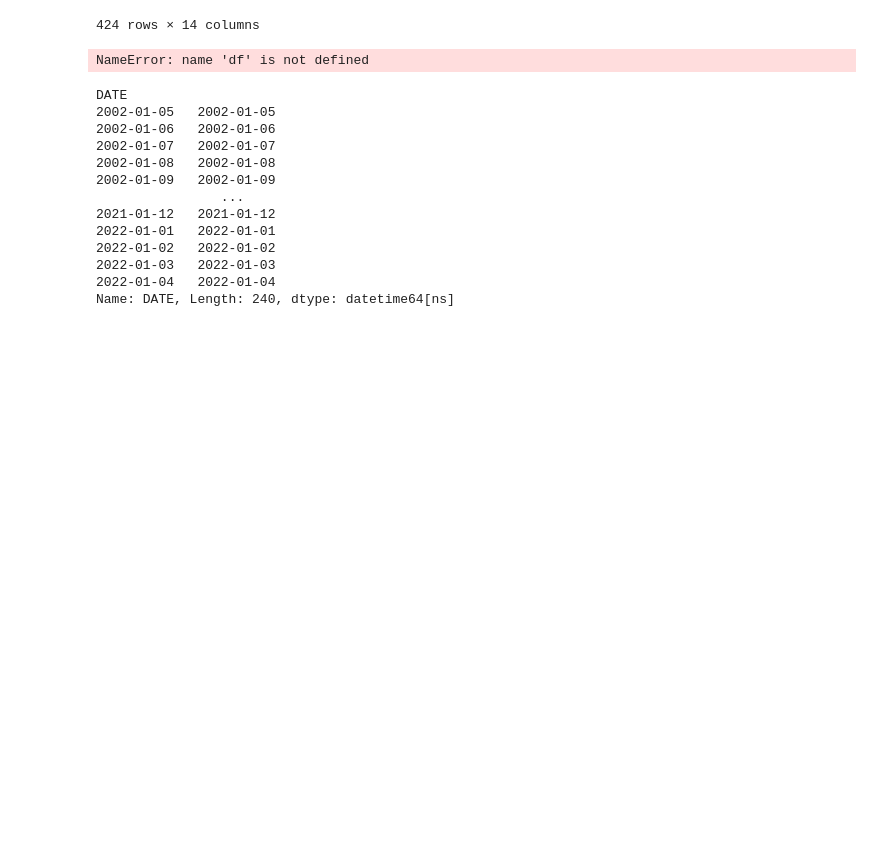
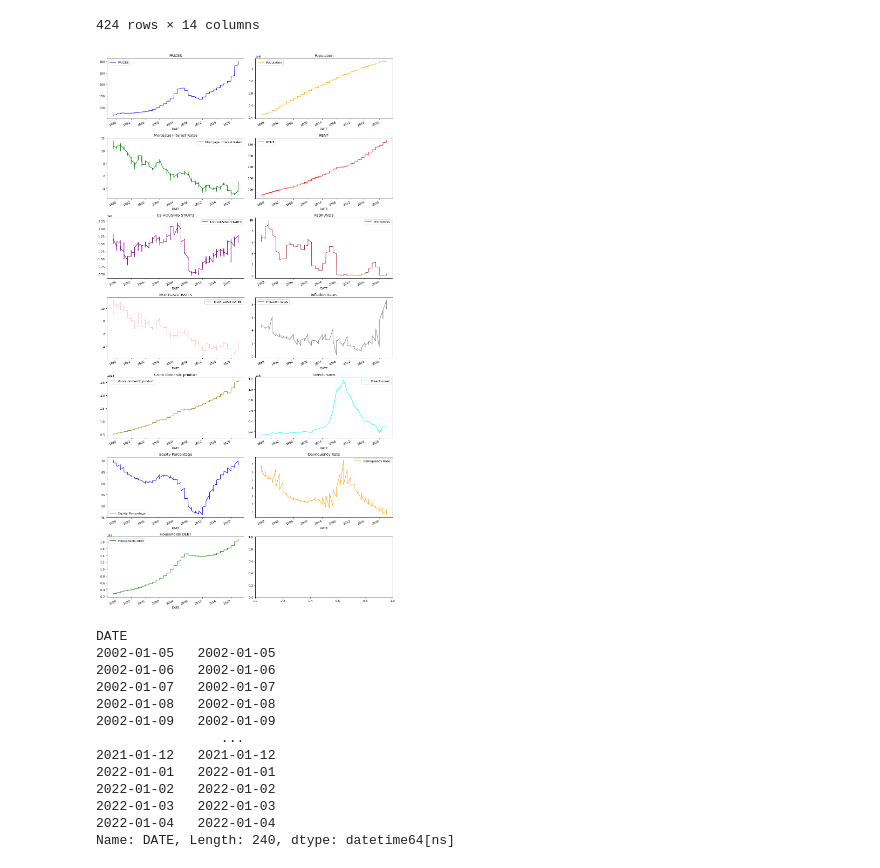
Before and after one commit to shsagnik/Multivariate-Time-Series-forecasting-using-LSTM, a Jupyter notebook: HousePriceForecasting.ipynb, the cells around one changed output. Cells and saved outputs as stored; diff of their text form; code cells hidden in the pictures; blank space fills up the shorter version.

```diff
--- a/HousePriceForecasting.ipynb
+++ b/HousePriceForecasting.ipynb
@@ -1082,35 +1082,35 @@ color_list = [
     "brown",
     "pink",
     "gray",
     "olive",
     "cyan",
 ]
 
 
 def Visualize(data):
-    features= list(df.select_dtypes(include=[np.number]).columns.values)
+    features= list(data.select_dtypes(include=[np.number]).columns.values)
     feature_size=len(features)
     fig, axes = plt.subplots(
         nrows=int(np.ceil(feature_size/2)), ncols=2, figsize=(14, feature_size*2), dpi=80, facecolor="w", edgecolor="k"
     )
     for i in range(feature_size):
         key = features[i]
         c = color_list[i % (len(color_list))]
         t_data = data[key]
         t_data.head()
         ax = t_data.plot(
             ax=axes[i // 2, i % 2],
             color=c,
             title="{}".format(key),
             rot=25,
         )
         ax.legend([key])
     plt.tight_layout()
 
 
 Visualize(mergedRes)
 # %% [output]
-NameError: name 'df' is not defined
+[figure, added]
 # %%
 train_dates = pd.to_datetime(mergedRes['DATE'])
 print(train_dates.tail(240))
```
Also changed, not shown: parts of 5 cells of this notebook.
